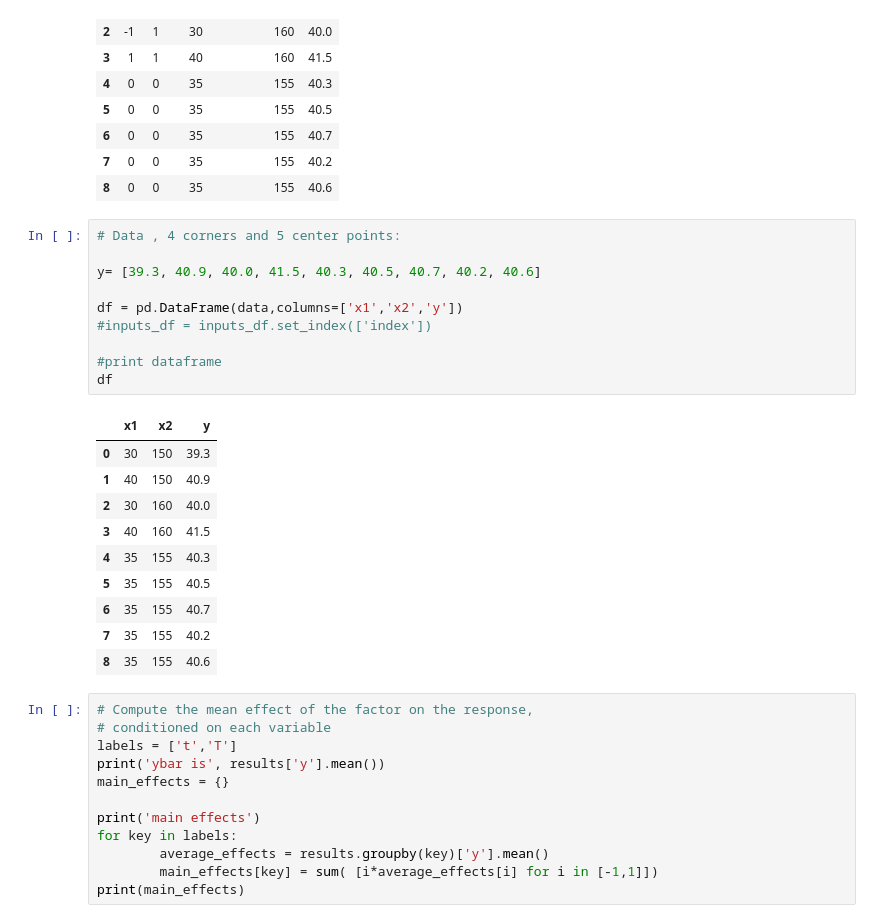
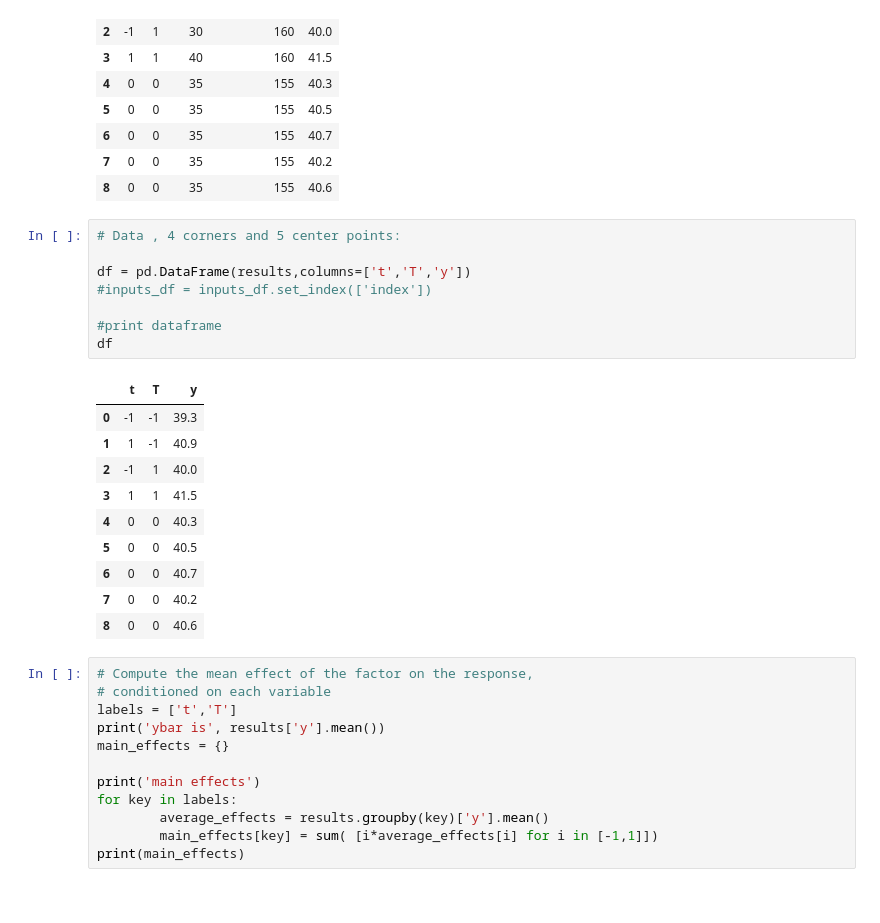
Before and after one commit to peterbmob/DHMVADoE, a Jupyter notebook: Excercises/rms-opt.ipynb, the cells around one changed output. Saved outputs shown, nothing was run; the diff lists cells and outputs as text.

```diff
--- a/Excercises/rms-opt.ipynb
+++ b/Excercises/rms-opt.ipynb
@@ -136,24 +136,22 @@ results
 # %%
 # Data , 4 corners and 5 center points:
 
-y= [39.3, 40.9, 40.0, 41.5, 40.3, 40.5, 40.7, 40.2, 40.6]
-
-df = pd.DataFrame(data,columns=['x1','x2','y'])
+df = pd.DataFrame(results,columns=['t','T','y'])
 #inputs_df = inputs_df.set_index(['index'])
 
 #print dataframe
 df
 # %% [output]
-|  | x1 | x2 | y |
-| 0 | 30 | 150 | 39.3 |
-| 1 | 40 | 150 | 40.9 |
-| 2 | 30 | 160 | 40.0 |
-| 3 | 40 | 160 | 41.5 |
-| 4 | 35 | 155 | 40.3 |
-| 5 | 35 | 155 | 40.5 |
-| 6 | 35 | 155 | 40.7 |
-| 7 | 35 | 155 | 40.2 |
-| 8 | 35 | 155 | 40.6 |
+|  | t | T | y |
+| 0 | -1 | -1 | 39.3 |
+| 1 | 1 | -1 | 40.9 |
+| 2 | -1 | 1 | 40.0 |
+| 3 | 1 | 1 | 41.5 |
+| 4 | 0 | 0 | 40.3 |
+| 5 | 0 | 0 | 40.5 |
+| 6 | 0 | 0 | 40.7 |
+| 7 | 0 | 0 | 40.2 |
+| 8 | 0 | 0 | 40.6 |
 # %%
 # Compute the mean effect of the factor on the response,
 # conditioned on each variable
```
Also changed, not shown: parts of 3 cells of this notebook.
